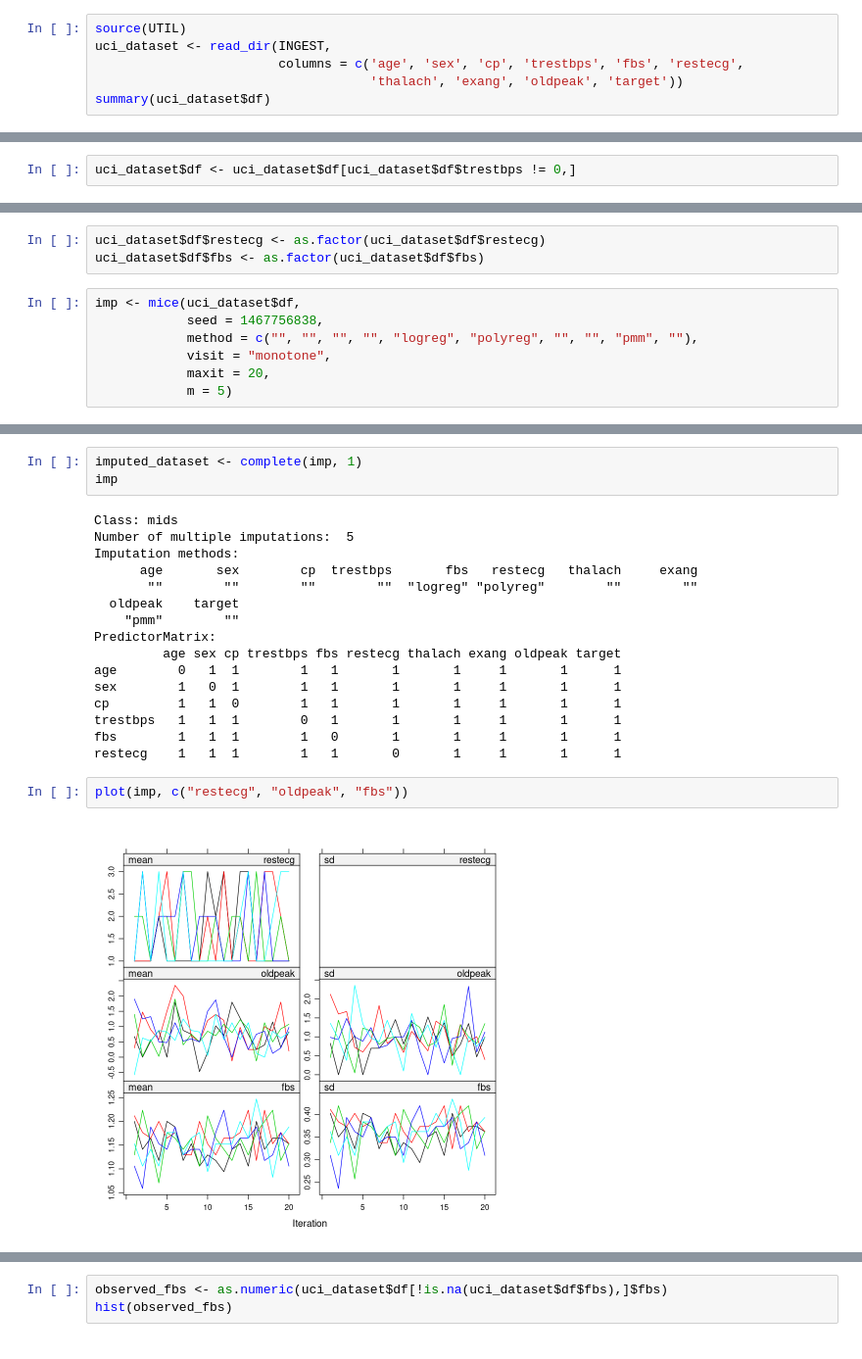
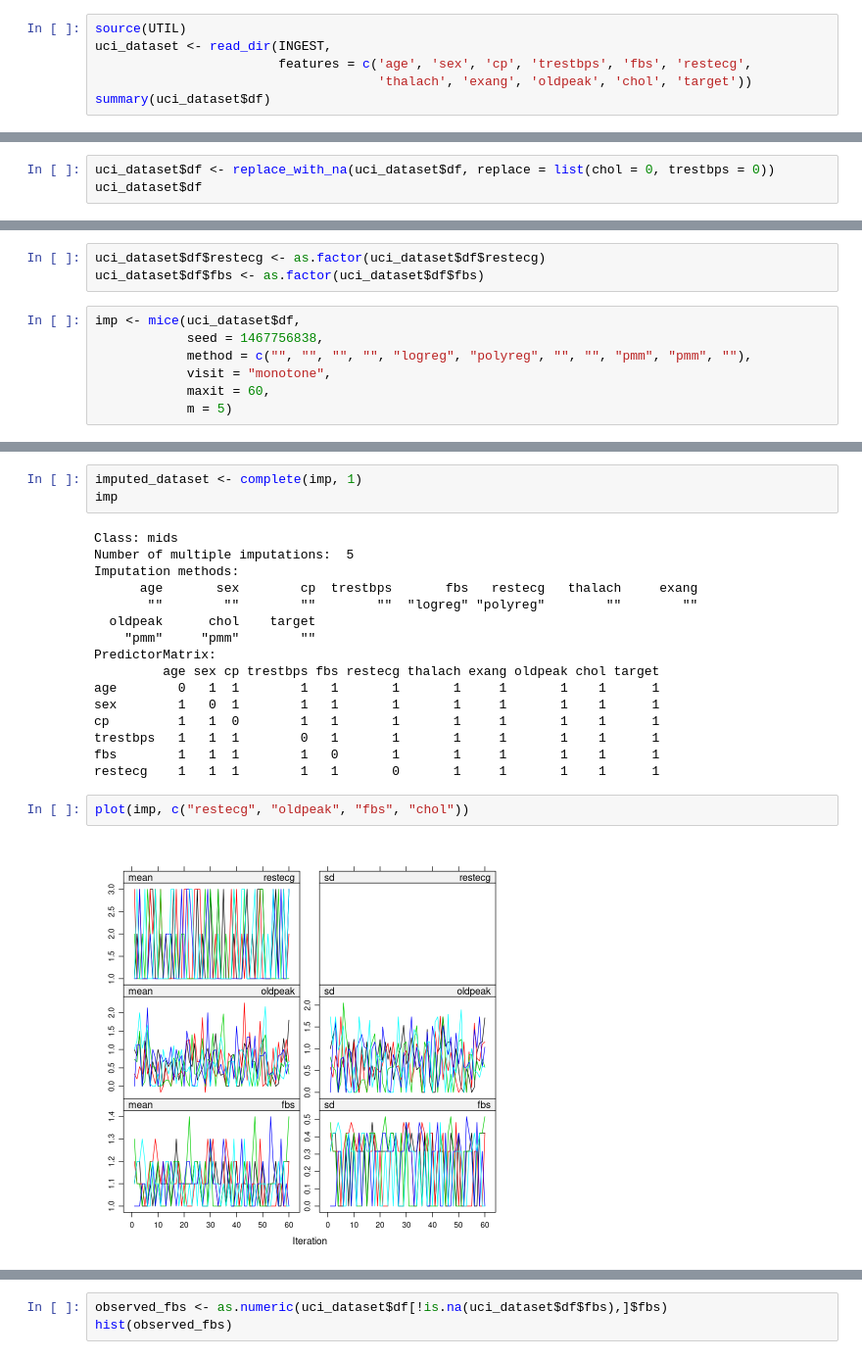
Before and after one commit to jerradmgenson/qdaim-proto, a Jupyter notebook: src/notebooks/Imputation.ipynb, the cells around one changed output, grey strips where cells are left out. Shown at 98% size. Cells and saved outputs as stored; diff of their text form.

Commit message:
Add chol to imputation notebook
Issue #79

```diff
--- a/src/notebooks/Imputation.ipynb
+++ b/src/notebooks/Imputation.ipynb
@@ -54,7 +55,7 @@ group_by_attribute <- function(dataset, attribute, classes) {
 # %%
 source(UTIL)
 uci_dataset <- read_dir(INGEST,
-                        columns = c('age', 'sex', 'cp', 'trestbps', 'fbs', 'restecg',
-                                    'thalach', 'exang', 'oldpeak', 'target'))
+                        features = c('age', 'sex', 'cp', 'trestbps', 'fbs', 'restecg',
+                                     'thalach', 'exang', 'oldpeak', 'chol', 'target'))
 summary(uci_dataset$df)
 # %% [output]
@@ -78,2 +96,3 @@ summary(uci_dataset$df)
 # %%
-uci_dataset$df <- uci_dataset$df[uci_dataset$df$trestbps != 0,]
+uci_dataset$df <- replace_with_na(uci_dataset$df, replace = list(chol = 0, trestbps = 0))
+uci_dataset$df
@@ -180,9 +233,9 @@ uci_dataset$df$fbs <- as.factor(uci_dataset$df$fbs)
 # %%
 imp <- mice(uci_dataset$df,
             seed = 1467756838,
-            method = c("", "", "", "", "logreg", "polyreg", "", "", "pmm", ""),
+            method = c("", "", "", "", "logreg", "polyreg", "", "", "pmm", "pmm", ""),
             visit = "monotone",
-            maxit = 20,
+            maxit = 60,
             m = 5)
 # %% [output]
  iter imp variable
@@ -211,17 +264,17 @@ Number of multiple imputations:  5
 Imputation methods:
       age       sex        cp  trestbps       fbs   restecg   thalach     exang
        ""        ""        ""        ""  "logreg" "polyreg"        ""        ""
-  oldpeak    target
-    "pmm"        ""
+  oldpeak      chol    target
+    "pmm"     "pmm"        ""
 PredictorMatrix:
-         age sex cp trestbps fbs restecg thalach exang oldpeak target
-age        0   1  1        1   1       1       1     1       1      1
-sex        1   0  1        1   1       1       1     1       1      1
-cp         1   1  0        1   1       1       1     1       1      1
-trestbps   1   1  1        0   1       1       1     1       1      1
-fbs        1   1  1        1   0       1       1     1       1      1
-restecg    1   1  1        1   1       0       1     1       1      1
+         age sex cp trestbps fbs restecg thalach exang oldpeak chol target
+age        0   1  1        1   1       1       1     1       1    1      1
+sex        1   0  1        1   1       1       1     1       1    1      1
+cp         1   1  0        1   1       1       1     1       1    1      1
+trestbps   1   1  1        0   1       1       1     1       1    1      1
+fbs        1   1  1        1   0       1       1     1       1    1      1
+restecg    1   1  1        1   1       0       1     1       1    1      1
 # %%
-plot(imp, c("restecg", "oldpeak", "fbs"))
+plot(imp, c("restecg", "oldpeak", "fbs", "chol"))
 # %% [output]
-[figure, old version]
+[figure, new version]
```
Also changed, not shown: parts of 25 cells of this notebook.
